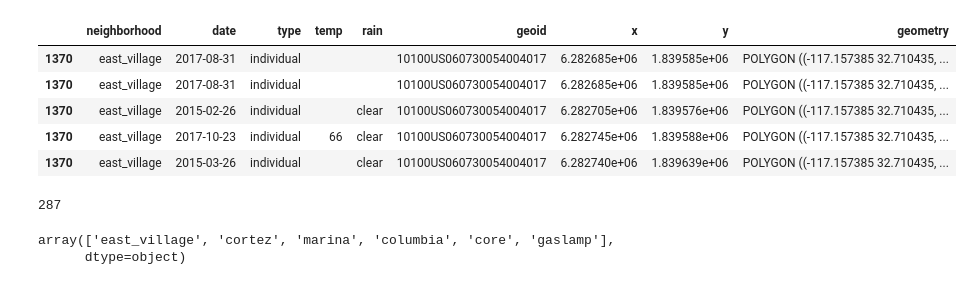
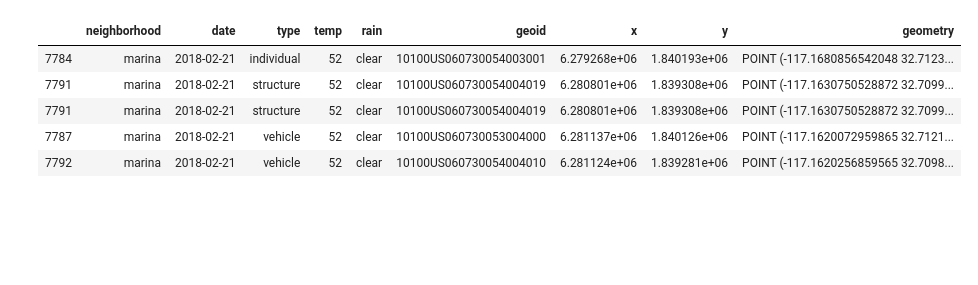
Before and after one commit to sandiegodata-projects/downtown-partnership, a Jupyter notebook: datasets/sandiegodata.org-downtown_homeless/notebooks/Counts.ipynb, the cells around one changed output. Cells and saved outputs as stored; diff of their text form; code cells hidden in the pictures; blank space fills up the shorter version.

```diff
--- a/datasets/sandiegodata.org-downtown_homeless/notebooks/Counts.ipynb
+++ b/datasets/sandiegodata.org-downtown_homeless/notebooks/Counts.ipynb
@@ -150,20 +77,19 @@ t.plot(column='records')
 # %%
+j = gpd.sjoin(dfr, blocks[['GEOID10','geometry']])
+
+j['records'] = 1
+
 t = j.drop(columns=['records', 'index_right']).rename(columns={'GEOID10':'geoid'})
 homeless_counts = t[['neighborhood', 'date','type',  'temp', 'rain',  'geoid', 'x','y', 'geometry']]
-homeless_counts.head()
+
+# Problems with East Village neighborhood
+homeless_counts = homeless_counts[homeless_counts.date < pd.Timestamp('2018-03-01')].sort_values(['date','neighborhood','type'])
+
+homeless_counts.tail()
 # %% [output]
 |  | neighborhood | date | type | temp | rain | geoid | x | y | geometry |
-| 1370 | east_village | 2017-08-31 | individual |  |  | 10100US060730054004017 | 6.282685e+06 | 1.839585e+06 | POLYGON ((-117.157385 32.710435, ... |
-| 1370 | east_village | 2017-08-31 | individual |  |  | 10100US060730054004017 | 6.282685e+06 | 1.839585e+06 | POLYGON ((-117.157385 32.710435, ... |
-| 1370 | east_village | 2015-02-26 | individual |  | clear | 10100US060730054004017 | 6.282705e+06 | 1.839576e+06 | POLYGON ((-117.157385 32.710435, ... |
-| 1370 | east_village | 2017-10-23 | individual | 66 | clear | 10100US060730054004017 | 6.282745e+06 | 1.839588e+06 | POLYGON ((-117.157385 32.710435, ... |
-| 1370 | east_village | 2015-03-26 | individual |  | clear | 10100US060730054004017 | 6.282740e+06 | 1.839639e+06 | POLYGON ((-117.157385 32.710435, ... |
+| 7784 | marina | 2018-02-21 | individual | 52 | clear | 10100US060730054003001 | 6.279268e+06 | 1.840193e+06 | POINT (-117.1680856542048 32.7123... |
+| 7791 | marina | 2018-02-21 | structure | 52 | clear | 10100US060730054004019 | 6.280801e+06 | 1.839308e+06 | POINT (-117.1630750528872 32.7099... |
+| 7791 | marina | 2018-02-21 | structure | 52 | clear | 10100US060730054004019 | 6.280801e+06 | 1.839308e+06 | POINT (-117.1630750528872 32.7099... |
+| 7787 | marina | 2018-02-21 | vehicle | 52 | clear | 10100US060730053004000 | 6.281137e+06 | 1.840126e+06 | POINT (-117.1620072959865 32.7121... |
+| 7792 | marina | 2018-02-21 | vehicle | 52 | clear | 10100US060730054004010 | 6.281124e+06 | 1.839281e+06 | POINT (-117.1620256859565 32.7098... |
-# %%
-homeless_counts.geoid.nunique()
-# %% [output]
-287
-# %%
-homeless_counts.neighborhood.unique()
-# %% [output]
-array(['east_village', 'cortez', 'marina', 'columbia', 'core', 'gaslamp'],
-      dtype=object)
```
Also changed, not shown: parts of 11 cells of this notebook, 12 other files.
